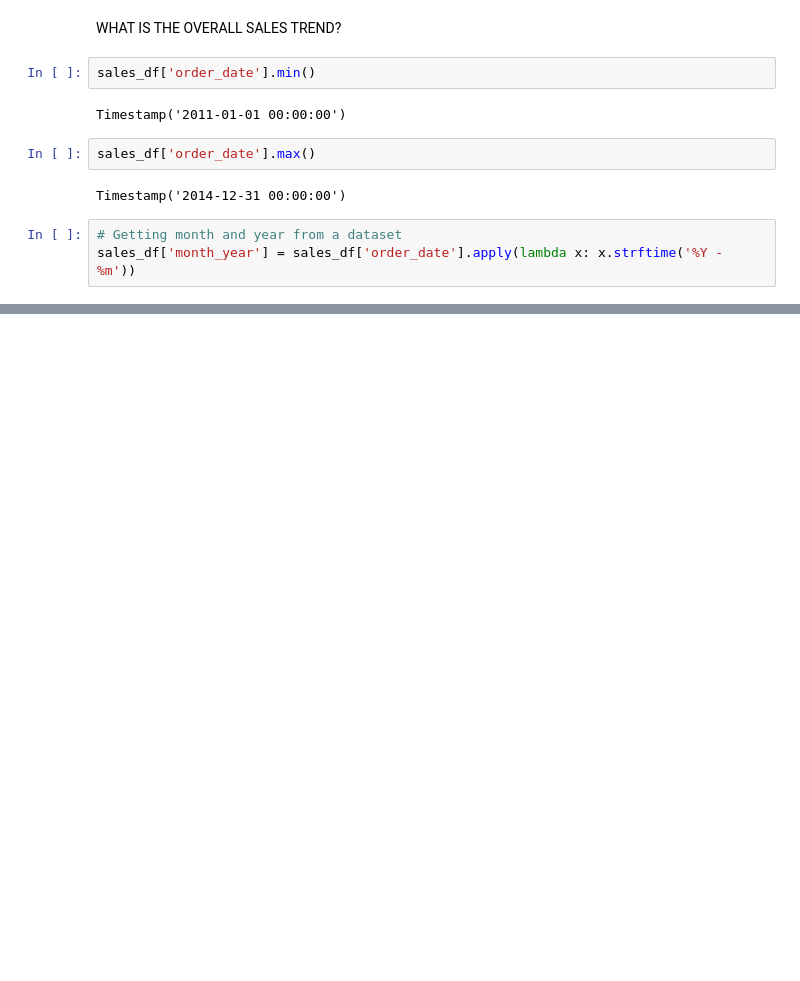
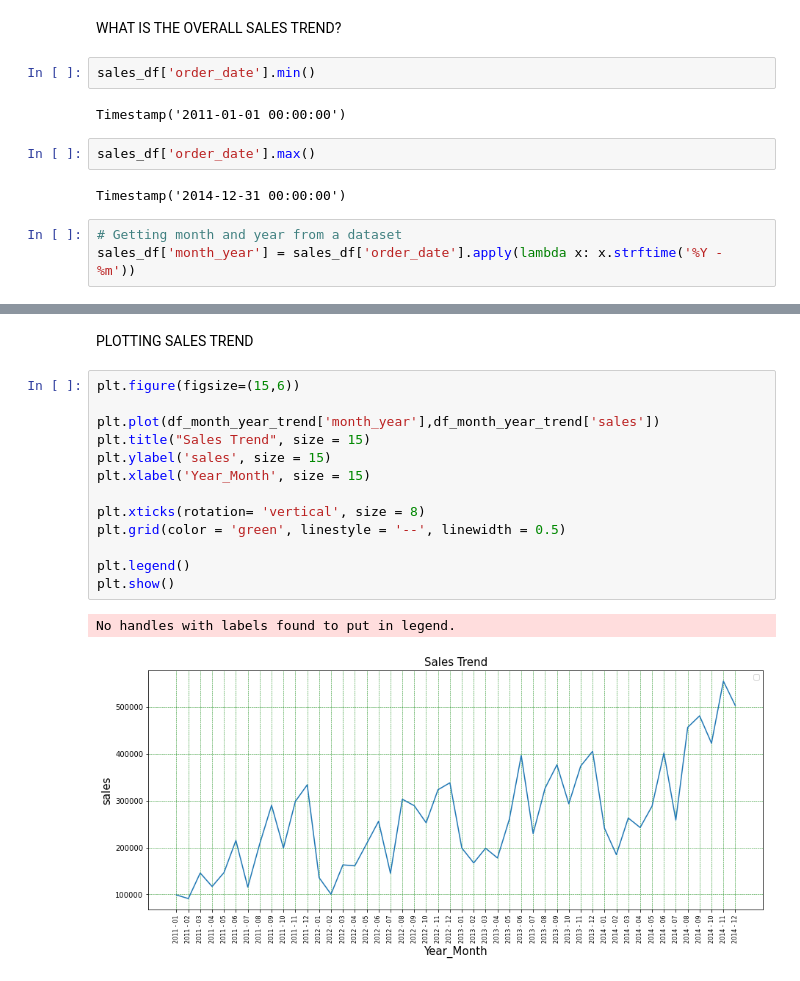
Before and after one commit to otkhwae/Sales-Data-Analysis, a Jupyter notebook: Sales_Data_Analysis.ipynb, the cells around one changed output, grey strips where cells are left out. Drawn from its saved outputs; the diff is of its cells as text; blank space fills up the shorter version.

```diff
--- a/Sales_Data_Analysis.ipynb
+++ b/Sales_Data_Analysis.ipynb
@@ -134,0 +121,18 @@ df_month_year_trend
+# %% [markdown]
+<H10> PLOTTING SALES TREND
+# %%
+plt.figure(figsize=(15,6))
+
+plt.plot(df_month_year_trend['month_year'],df_month_year_trend['sales'])
+plt.title("Sales Trend", size = 15)
+plt.ylabel('sales', size = 15)
+plt.xlabel('Year_Month', size = 15)
+
+plt.xticks(rotation= 'vertical', size = 8)
+plt.grid(color = 'green', linestyle = '--', linewidth = 0.5)
+
+plt.legend()
+plt.show()
+# %% [output]
+No handles with labels found to put in legend.
+[figure, added]
```
Also changed, not shown: parts of 1 cell of this notebook.
